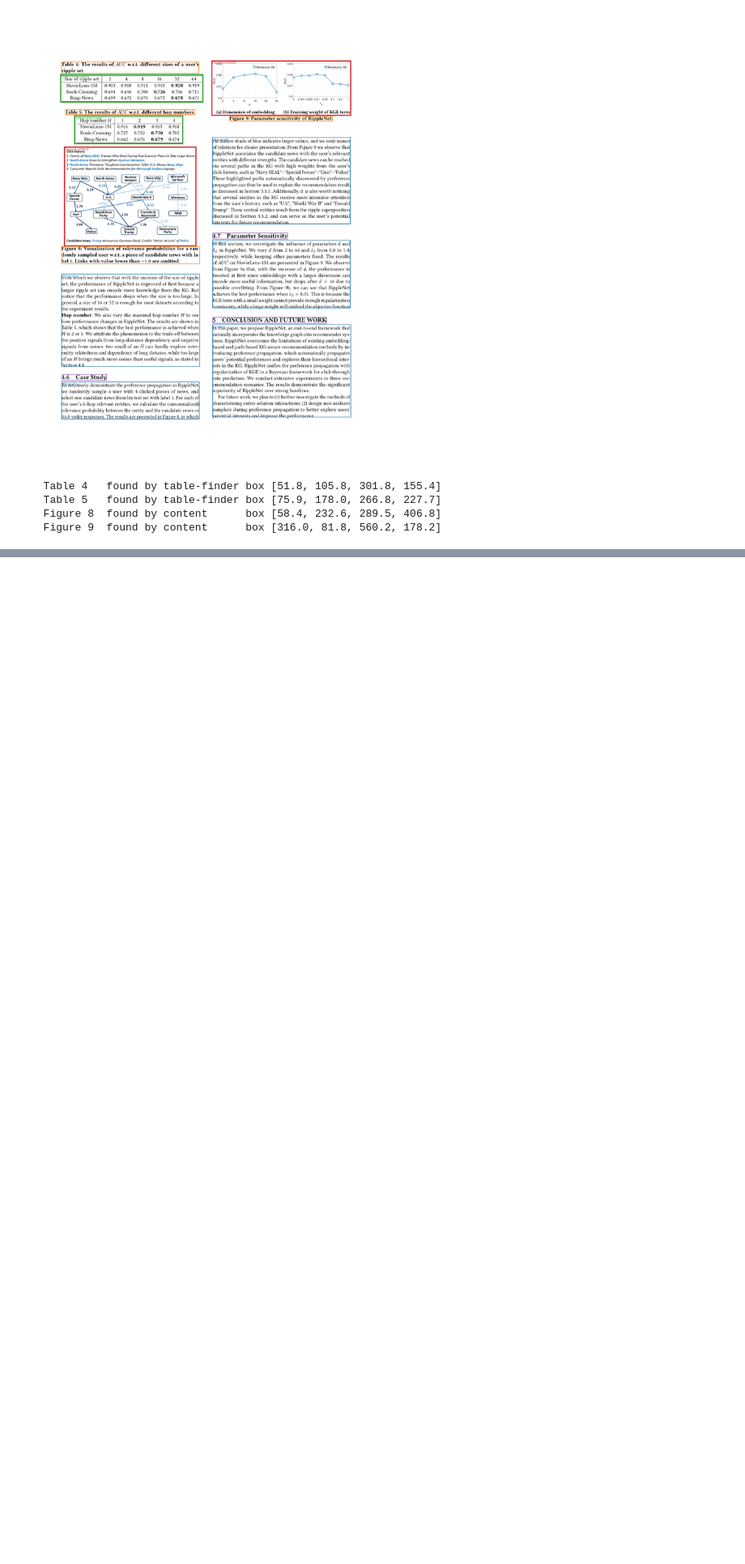
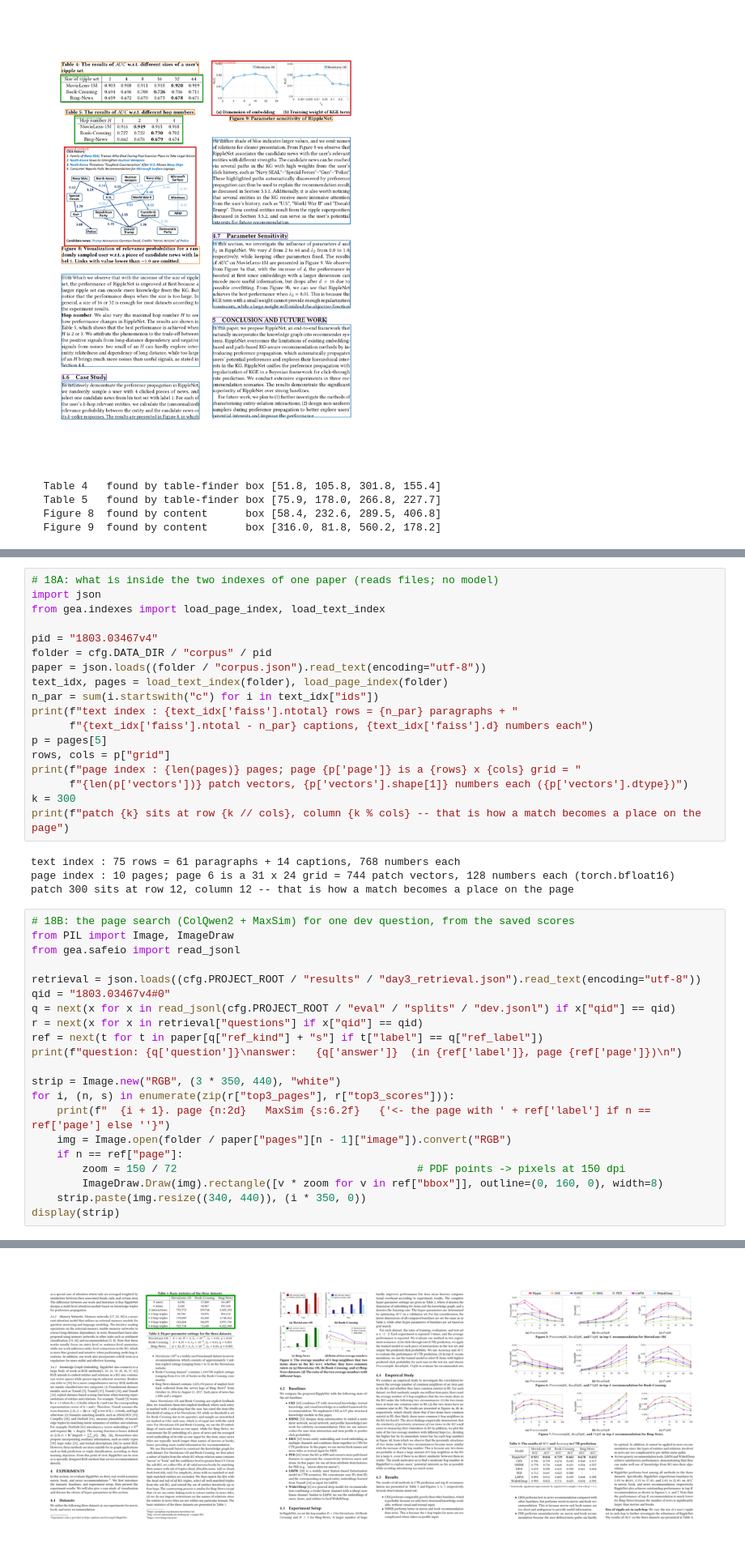
Before and after one commit to Tamim2276/Grounded_Explanation_Agent, a Jupyter notebook: notebooks/langgraph_demo.ipynb, the cells around one changed output, grey strips where cells are left out. Shown at 81% size. Drawn from its saved outputs; the diff is of its cells as text; blank space fills up the shorter version.

```diff
--- a/notebooks/langgraph_demo.ipynb
+++ b/notebooks/langgraph_demo.ipynb
@@ -3614,0 +3700,44 @@ That is what Day 4's TableRetriever is for.
+# %%
+# 18A: what is inside the two indexes of one paper (reads files; no model)
+import json
+from gea.indexes import load_page_index, load_text_index
+
+pid = "1803.03467v4"
+folder = cfg.DATA_DIR / "corpus" / pid
+paper = json.loads((folder / "corpus.json").read_text(encoding="utf-8"))
+text_idx, pages = load_text_index(folder), load_page_index(folder)
+n_par = sum(i.startswith("c") for i in text_idx["ids"])
+print(f"text index : {text_idx['faiss'].ntotal} rows = {n_par} paragraphs + "
+      f"{text_idx['faiss'].ntotal - n_par} captions, {text_idx['faiss'].d} numbers each")
+p = pages[5]
+rows, cols = p["grid"]
+print(f"page index : {len(pages)} pages; page {p['page']} is a {rows} x {cols} grid = "
+      f"{len(p['vectors'])} patch vectors, {p['vectors'].shape[1]} numbers each ({p['vectors'].dtype})")
+k = 300
+print(f"patch {k} sits at row {k // cols}, column {k % cols} -- that is how a match becomes a place on the page")
+# %% [output]
+text index : 75 rows = 61 paragraphs + 14 captions, 768 numbers each
+page index : 10 pages; page 6 is a 31 x 24 grid = 744 patch vectors, 128 numbers each (torch.bfloat16)
+patch 300 sits at row 12, column 12 -- that is how a match becomes a place on the page
+# %%
+# 18B: the page search (ColQwen2 + MaxSim) for one dev question, from the saved scores
+from PIL import Image, ImageDraw
+from gea.safeio import read_jsonl
+
+retrieval = json.loads((cfg.PROJECT_ROOT / "results" / "day3_retrieval.json").read_text(encoding="utf-8"))
+qid = "1803.03467v4#0"
+q = next(x for x in read_jsonl(cfg.PROJECT_ROOT / "eval" / "splits" / "dev.jsonl") if x["qid"] == qid)
+r = next(x for x in retrieval["questions"] if x["qid"] == qid)
+ref = next(t for t in paper[q["ref_kind"] + "s"] if t["label"] == q["ref_label"])
+print(f"question: {q['question']}\nanswer:   {q['answer']}  (in {ref['label']}, page {ref['page']})\n")
+
+strip = Image.new("RGB", (3 * 350, 440), "white")
+for i, (n, s) in enumerate(zip(r["top3_pages"], r["top3_scores"])):
+    print(f"  {i + 1}. page {n:2d}   MaxSim {s:6.2f}   {'<- the page with ' + ref['label'] if n == ref['page'] else ''}")
+    img = Image.open(folder / paper["pages"][n - 1]["image"]).convert("RGB")
+    if n == ref["page"]:
+        zoom = 150 / 72                                      # PDF points -> pixels at 150 dpi
+        ImageDraw.Draw(img).rectangle([v * zoom for v in ref["bbox"]], outline=(0, 160, 0), width=8)
+    strip.paste(img.resize((340, 440)), (i * 350, 0))
+display(strip)
+# %% [output]
@@ -3614,0 +3750 @@ That is what Day 4's TableRetriever is for.
+[figure, added]
```
Also changed, not shown: parts of 13 cells of this notebook, 8 other files.
